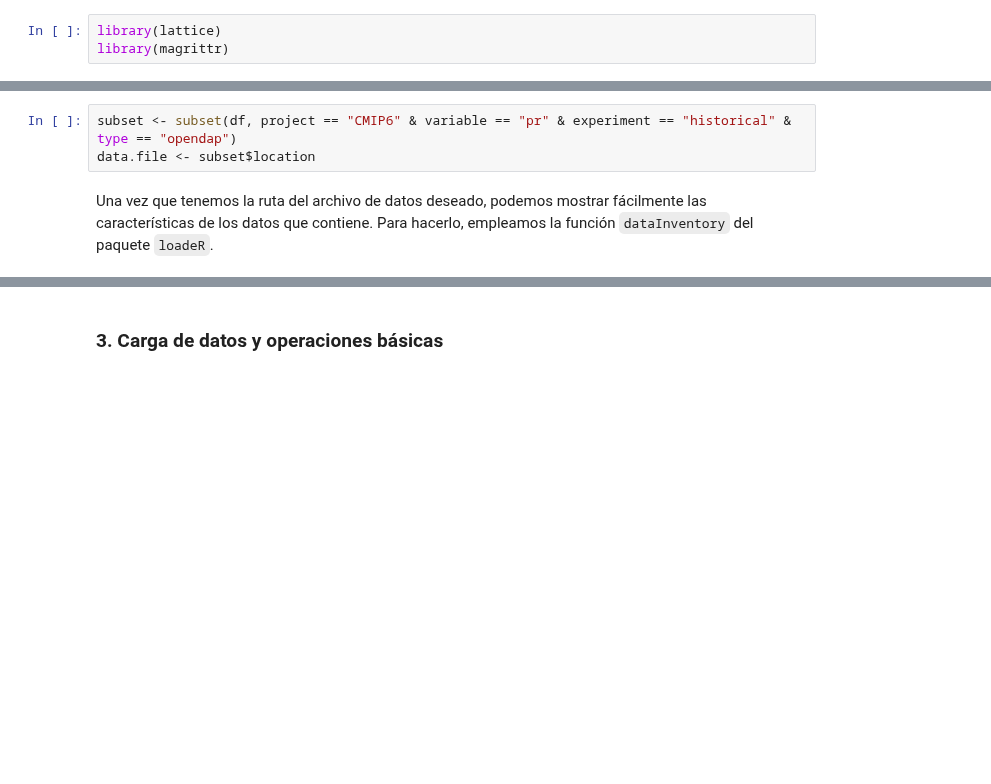
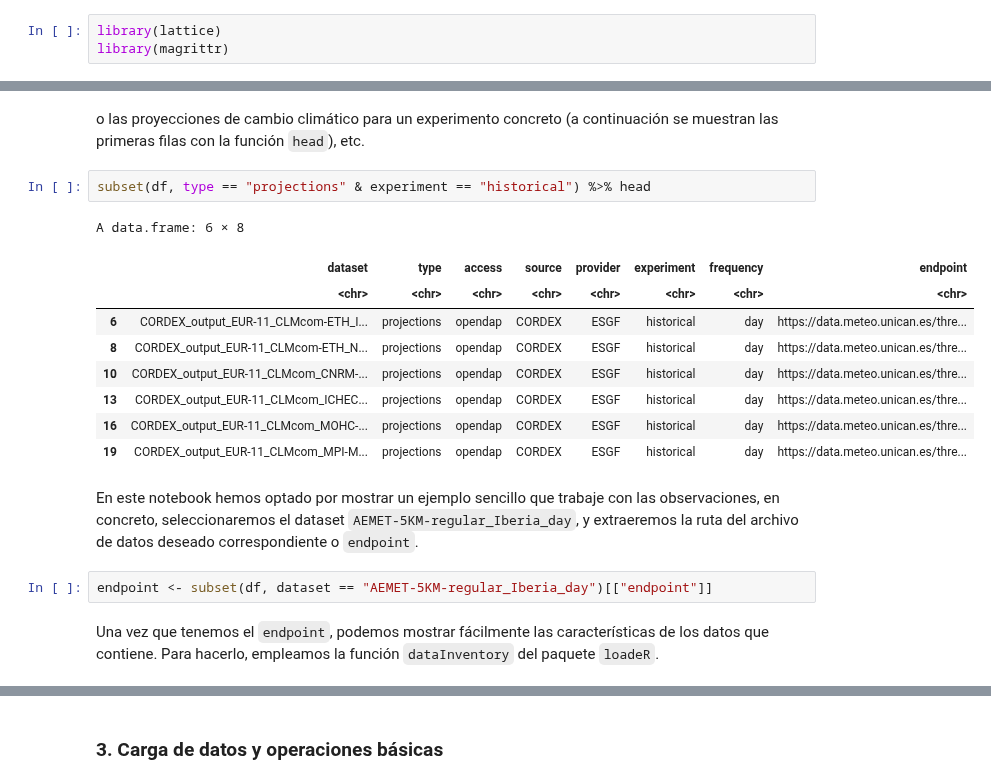
Before and after one commit to SantanderMetGroup/PTI-Clima-Datalab, a Jupyter notebook: primeros_pasos_R.ipynb, the cells around one changed output, grey strips where cells are left out. Saved outputs shown, nothing was run; the diff lists cells and outputs as text; blank space fills up the shorter version.

```diff
--- a/primeros_pasos_R.ipynb
+++ b/primeros_pasos_R.ipynb
@@ -125,6 +147,21 @@ Podemos aplicar fácilmente filtros para filtrar y obtener el archivo deseado:
+# %% [markdown]
+o las proyecciones de cambio climático para un experimento concreto (a continuación se muestran las primeras filas con la función `head`), etc.
+# %%
+subset(df, type == "projections" & experiment == "historical") %>% head
+# %% [output]
+A data.frame: 6 × 8
+|  | dataset | type | access | source | provider | experiment | frequency | endpoint |
+|  | <chr> | <chr> | <chr> | <chr> | <chr> | <chr> | <chr> | <chr> |
+| 6 | CORDEX_output_EUR-11_CLMcom-ETH_I... | projections | opendap | CORDEX | ESGF | historical | day | https://data.meteo.unican.es/thre... |
+| 8 | CORDEX_output_EUR-11_CLMcom-ETH_N... | projections | opendap | CORDEX | ESGF | historical | day | https://data.meteo.unican.es/thre... |
+| 10 | CORDEX_output_EUR-11_CLMcom_CNRM-... | projections | opendap | CORDEX | ESGF | historical | day | https://data.meteo.unican.es/thre... |
+| 13 | CORDEX_output_EUR-11_CLMcom_ICHEC... | projections | opendap | CORDEX | ESGF | historical | day | https://data.meteo.unican.es/thre... |
+| 16 | CORDEX_output_EUR-11_CLMcom_MOHC-... | projections | opendap | CORDEX | ESGF | historical | day | https://data.meteo.unican.es/thre... |
+| 19 | CORDEX_output_EUR-11_CLMcom_MPI-M... | projections | opendap | CORDEX | ESGF | historical | day | https://data.meteo.unican.es/thre... |
+# %% [markdown]
+En este notebook hemos optado por mostrar un ejemplo sencillo que trabaje con las observaciones, en concreto, seleccionaremos el dataset `AEMET-5KM-regular_Iberia_day`, y extraeremos la ruta del archivo de datos deseado correspondiente o `endpoint`.
 # %%
-subset <- subset(df, project == "CMIP6" & variable == "pr" & experiment == "historical" & type == "opendap")
-data.file <- subset$location
+endpoint <- subset(df, dataset == "AEMET-5KM-regular_Iberia_day")[["endpoint"]]
 # %% [markdown]
-Una vez que tenemos la ruta del archivo de datos deseado, podemos mostrar fácilmente las características de los datos que contiene. Para hacerlo, empleamos la función `dataInventory` del paquete `loadeR`.
+Una vez que tenemos el `endpoint`, podemos mostrar fácilmente las características de los datos que contiene. Para hacerlo, empleamos la función `dataInventory` del paquete `loadeR`.
 # %%
```
Also changed, not shown: parts of 61 cells of this notebook.
